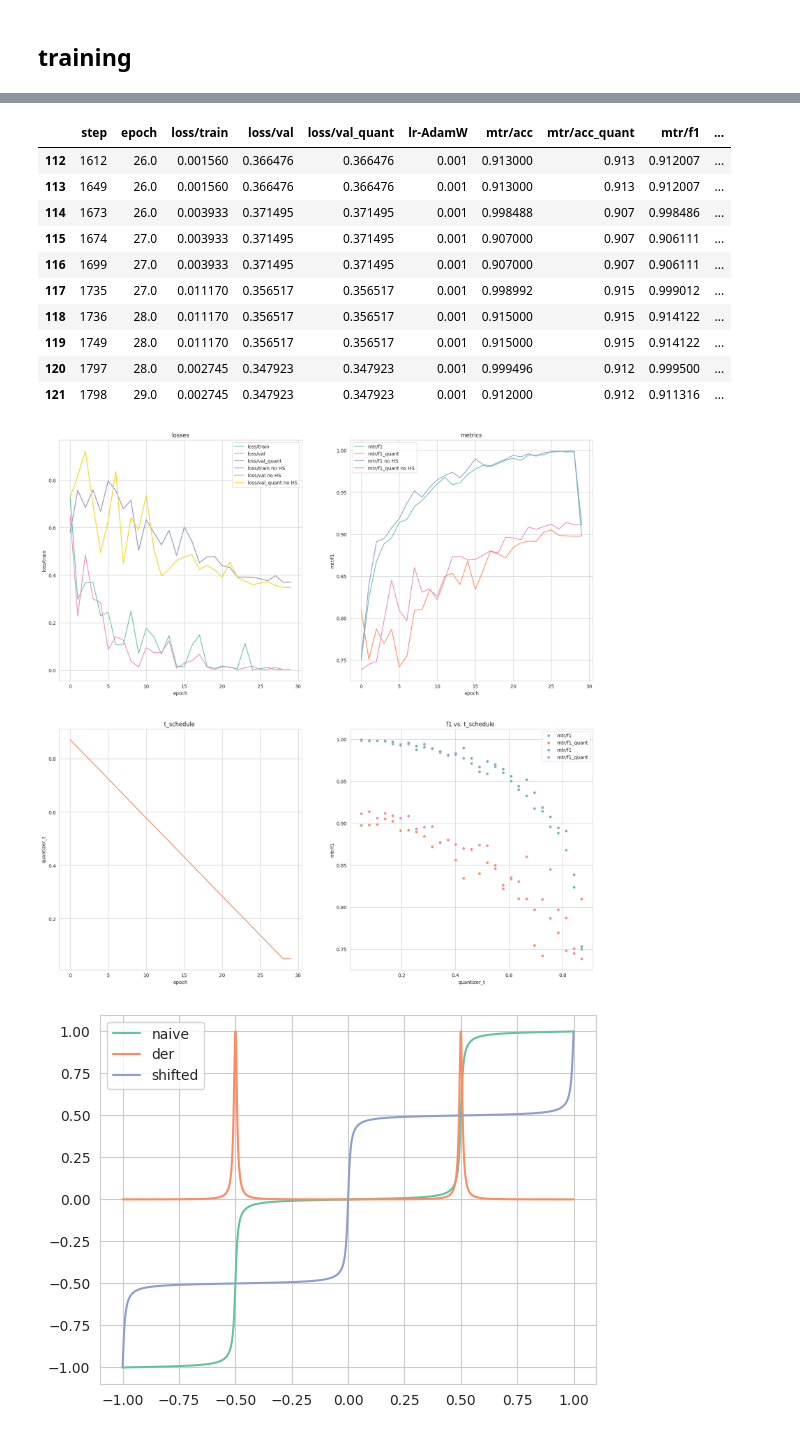
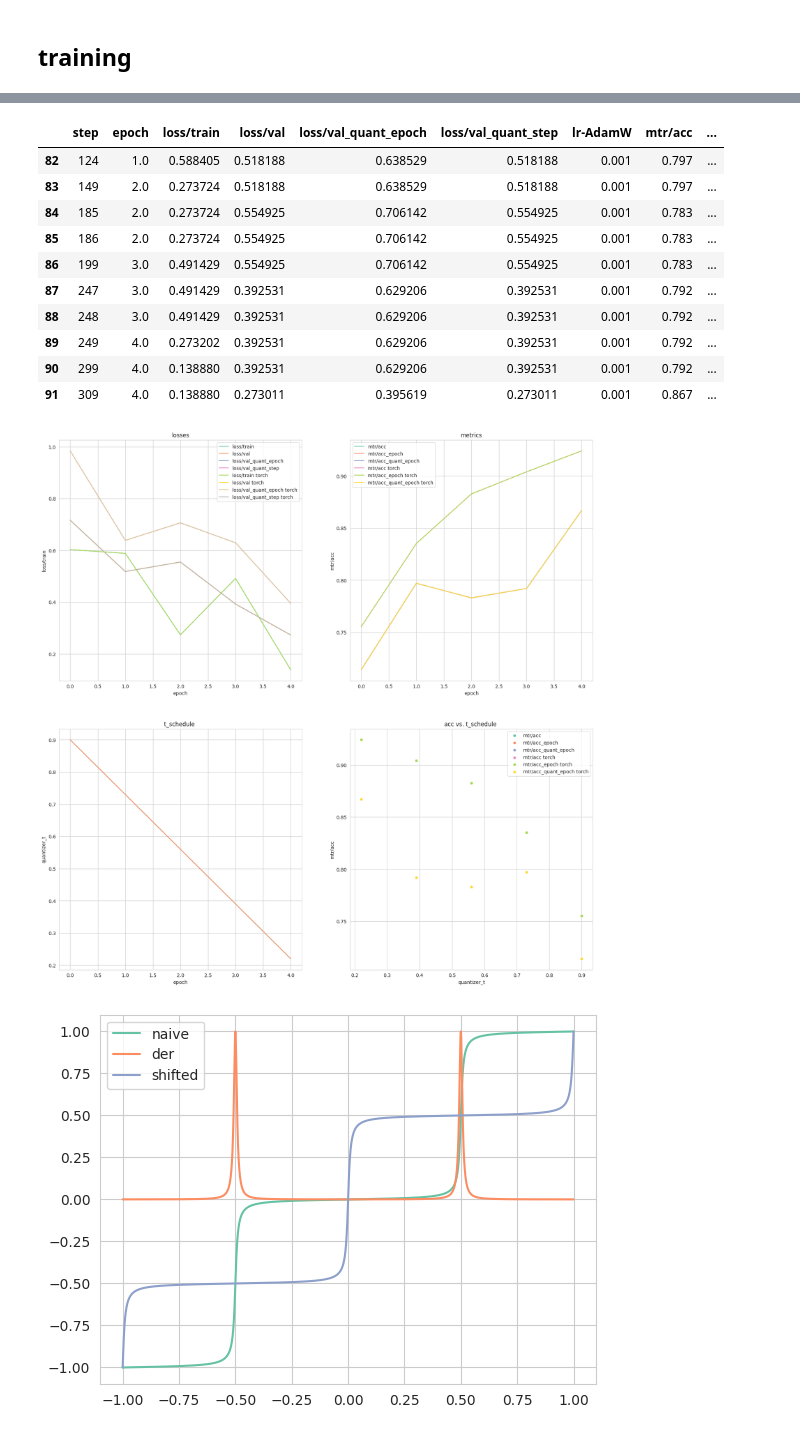
Before and after one commit to data-satanism/SoftStairs-QAT, a Jupyter notebook: experiments/CV/inception_stl10.ipynb, the cells around one changed output, grey strips where cells are left out. Cells and saved outputs as stored; diff of their text form; code cells hidden in the pictures.

```diff
--- a/experiments/CV/inception_stl10.ipynb
+++ b/experiments/CV/inception_stl10.ipynb
@@ -514,7 +500,7 @@ from pathlib import Path
 import pandas as pd
 
 
-def read_results(name, scale='step', version=None):
+def read_results(name, scale='step', version=None, agg_func='last'):
     path = Path(f'experiments/CV/logs/{name}')
     if not version:
         version = sorted(os.listdir(path), key=lambda x: float(x.split('_')[-1]))[-1]
@@ -523,36 +509,30 @@ def read_results(name, scale='step', version=None):
     file = path / version / 'metrics.csv'
     df = pd.read_csv(file)
 
+    # df.bfill(inplace=True)
+    test_mtr = 0.
 
-    test_epoch = df['epoch'].iloc[-1]
-    is_test = df.epoch >= test_epoch
-
-    df.bfill(inplace=True)
-    test_mtr = 0.
-    if 'test_acc' in df.columns:
-        test_mtr = df.test_acc.iloc[-1]
-        df.drop(['test_acc'], axis=1, inplace=True)
-    df = df.loc[~is_test, :]
+    # df = df.loc[~is_test, :]
     df.ffill(inplace=True)
     # df.dropna(inplace=True)
-    df = df.groupby(scale).last().reset_index()
+    df = df.groupby(scale).aggregate(agg_func).reset_index()
     return df, test_mtr
 # %%
-dynamics, test_mtr = read_results('InceptionNet_STL10_b8_tstandard', version=4)
+dynamics, test_mtr = read_results('InceptionNet_STL10_b8_tstandard', version=None, agg_func='mean')
 
 dynamics.tail(10)
 # %% [output]
-|  | step | epoch | loss/train | loss/val | loss/val_quant | lr-AdamW | mtr/acc | mtr/acc_quant | mtr/f1 | ... |
-| 112 | 1612 | 26.0 | 0.001560 | 0.366476 | 0.366476 | 0.001 | 0.913000 | 0.913 | 0.912007 | ... |
-| 113 | 1649 | 26.0 | 0.001560 | 0.366476 | 0.366476 | 0.001 | 0.913000 | 0.913 | 0.912007 | ... |
-| 114 | 1673 | 26.0 | 0.003933 | 0.371495 | 0.371495 | 0.001 | 0.998488 | 0.907 | 0.998486 | ... |
-| 115 | 1674 | 27.0 | 0.003933 | 0.371495 | 0.371495 | 0.001 | 0.907000 | 0.907 | 0.906111 | ... |
-| 116 | 1699 | 27.0 | 0.003933 | 0.371495 | 0.371495 | 0.001 | 0.907000 | 0.907 | 0.906111 | ... |
-| 117 | 1735 | 27.0 | 0.011170 | 0.356517 | 0.356517 | 0.001 | 0.998992 | 0.915 | 0.999012 | ... |
-| 118 | 1736 | 28.0 | 0.011170 | 0.356517 | 0.356517 | 0.001 | 0.915000 | 0.915 | 0.914122 | ... |
-| 119 | 1749 | 28.0 | 0.011170 | 0.356517 | 0.356517 | 0.001 | 0.915000 | 0.915 | 0.914122 | ... |
-| 120 | 1797 | 28.0 | 0.002745 | 0.347923 | 0.347923 | 0.001 | 0.999496 | 0.912 | 0.999500 | ... |
-| 121 | 1798 | 29.0 | 0.002745 | 0.347923 | 0.347923 | 0.001 | 0.912000 | 0.912 | 0.911316 | ... |
+|  | step | epoch | loss/train | loss/val | loss/val_quant_epoch | loss/val_quant_step | lr-AdamW | mtr/acc | ... |
+| 82 | 124 | 1.0 | 0.588405 | 0.518188 | 0.638529 | 0.518188 | 0.001 | 0.797 | ... |
+| 83 | 149 | 2.0 | 0.273724 | 0.518188 | 0.638529 | 0.518188 | 0.001 | 0.797 | ... |
+| 84 | 185 | 2.0 | 0.273724 | 0.554925 | 0.706142 | 0.554925 | 0.001 | 0.783 | ... |
+| 85 | 186 | 2.0 | 0.273724 | 0.554925 | 0.706142 | 0.554925 | 0.001 | 0.783 | ... |
+| 86 | 199 | 3.0 | 0.491429 | 0.554925 | 0.706142 | 0.554925 | 0.001 | 0.783 | ... |
+| 87 | 247 | 3.0 | 0.491429 | 0.392531 | 0.629206 | 0.392531 | 0.001 | 0.792 | ... |
+| 88 | 248 | 3.0 | 0.491429 | 0.392531 | 0.629206 | 0.392531 | 0.001 | 0.792 | ... |
+| 89 | 249 | 4.0 | 0.273202 | 0.392531 | 0.629206 | 0.392531 | 0.001 | 0.792 | ... |
+| 90 | 299 | 4.0 | 0.138880 | 0.392531 | 0.629206 | 0.392531 | 0.001 | 0.792 | ... |
+| 91 | 309 | 4.0 | 0.138880 | 0.273011 | 0.395619 | 0.273011 | 0.001 | 0.867 | ... |
 # %%
 import seaborn as sns
 import matplotlib.pyplot as plt
@@ -588,36 +568,36 @@ def plot_dynamics(name, scale='step', metric='acc', axes=None, suffix=''):
         sns.lineplot(dynamics, x=scale, y=c, ax=axes[0][1], label=c + suffix)
     axes[0][1].legend()
     axes[0][1].set_title('metrics')
 
     if not 'quantizer_t' in dynamics:
         return axes
 
     # t schedule
 
     ax = axes[1][0]
     sns.lineplot(dynamics, x=scale, y='quantizer_t', ax=ax)
     ax.set_title(f't_schedule ')
 
     # metric vs. t_schedule
 
     ax = axes[1][1]
     for c in [c for c in dynamics.columns if not metric and c.startswith('mtr/') or isinstance(metric, str) and metric in c]:
-        sns.scatterplot(dynamics, x='quantizer_t', y=c, ax=ax, label=c)
+        sns.scatterplot(dynamics, x='quantizer_t', y=c, ax=ax, label=c + suffix)
         if not metric:
             break
     # sns.scatterplot(dynamics, x='quantizer_t', y=f'train_{metric}', ax=ax)
     ax.set_title(f'{metric} vs. t_schedule ')
     return axes
 
 
 # plot_dynamics('InceptionNet_STL10_b4', 'epoch')
 def plot_comparison(exp, baseline, scale, metric, suffix=(' (torch qat)')):
     axes = plot_dynamics(exp, scale, metric)
     axes = plot_dynamics(baseline, scale, metric, axes, suffix)
 
-plot_comparison('InceptionNet_STL10_b8_tstandard#3', 'InceptionNet_STL10_b8_tstandard#4', 'epoch', 'f1', ' no HS')
+plot_comparison('InceptionNet_STL10_b8_tstandard', 'InceptionNet_STL10_b8_tstandard', 'epoch', 'acc', ' torch')
 # %% [output]
-[figure, old version]
+[figure, new version]
 # %%
 from softstairs_qat.core.soft_stairs import softstairs_naive
 import math
```
Also changed, not shown: parts of 6 cells of this notebook.
